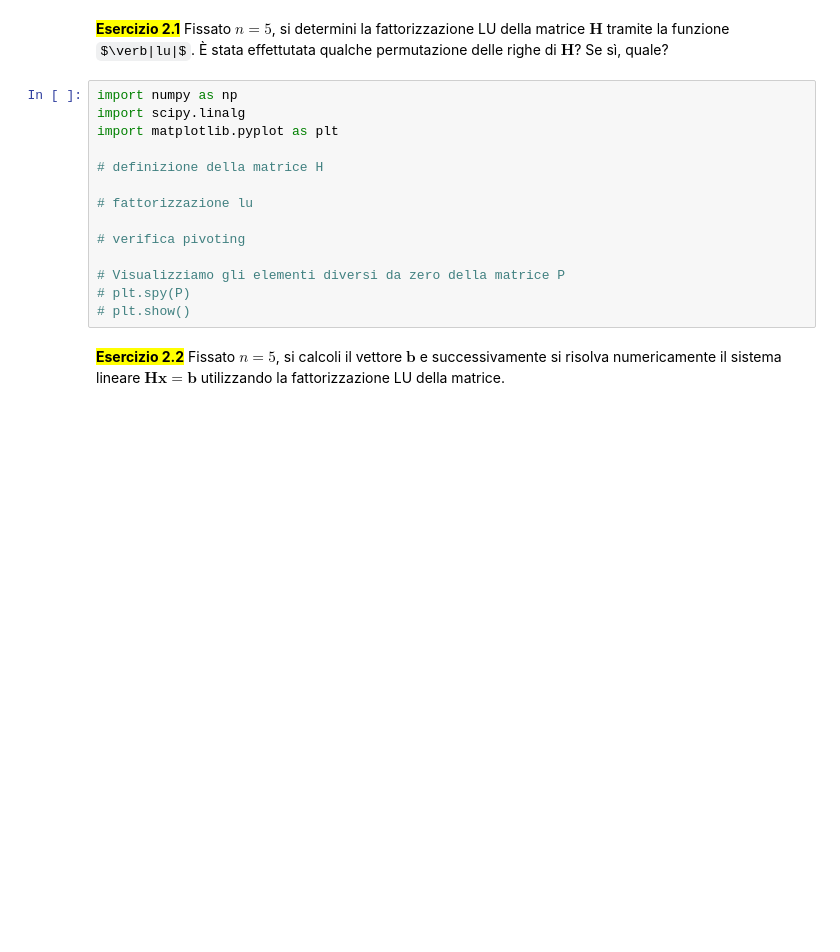
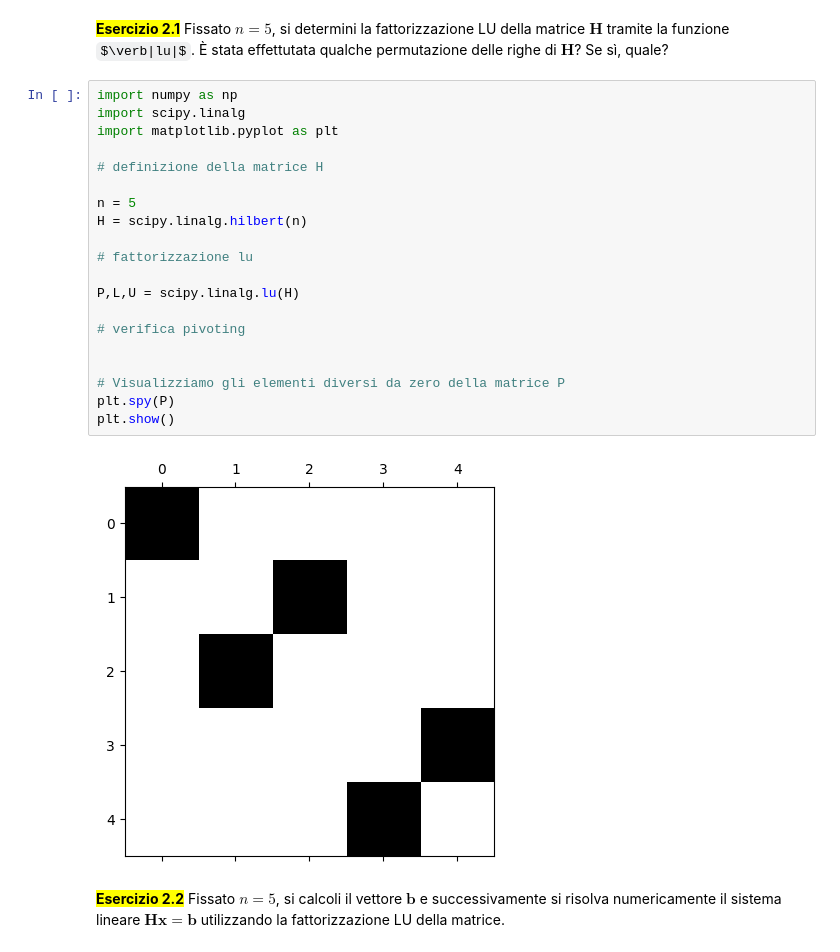
Before and after one commit to marcofossatii05-ui/mani_env, a Jupyter notebook: linear_systems_direct_methods_template.ipynb, the cells around one changed output. Drawn from its saved outputs; the diff is of its cells as text; some formulas as TeX source; blank space fills up the shorter version.

```diff
--- a/linear_systems_direct_methods_template.ipynb
+++ b/linear_systems_direct_methods_template.ipynb
@@ -169,17 +210,25 @@ La matrice $\mathbf{H}$, $h_{ij} = (i+j-1)^{-1}$, con $i,j=1,\dots,n$, è nota c
 # %%
 import numpy as np
 import scipy.linalg
 import matplotlib.pyplot as plt
 
 # definizione della matrice H
 
+n = 5
+H = scipy.linalg.hilbert(n)
+
 # fattorizzazione lu
+
+P,L,U = scipy.linalg.lu(H)
 
 # verifica pivoting
 
+
 # Visualizziamo gli elementi diversi da zero della matrice P
-# plt.spy(P)
-# plt.show()
+plt.spy(P)
+plt.show()
+# %% [output]
+[figure, added]
 # %% [markdown]
 <mark>**Esercizio 2.2**</mark></br>  Fissato $n=5$, si calcoli il vettore $\mathbf{b}$ e successivamente si risolva numericamente il sistema lineare $\mathbf{Hx}=\mathbf{b}$ utilizzando la fattorizzazione LU della matrice.
 # %%
```
Also changed, not shown: parts of 9 cells of this notebook.
